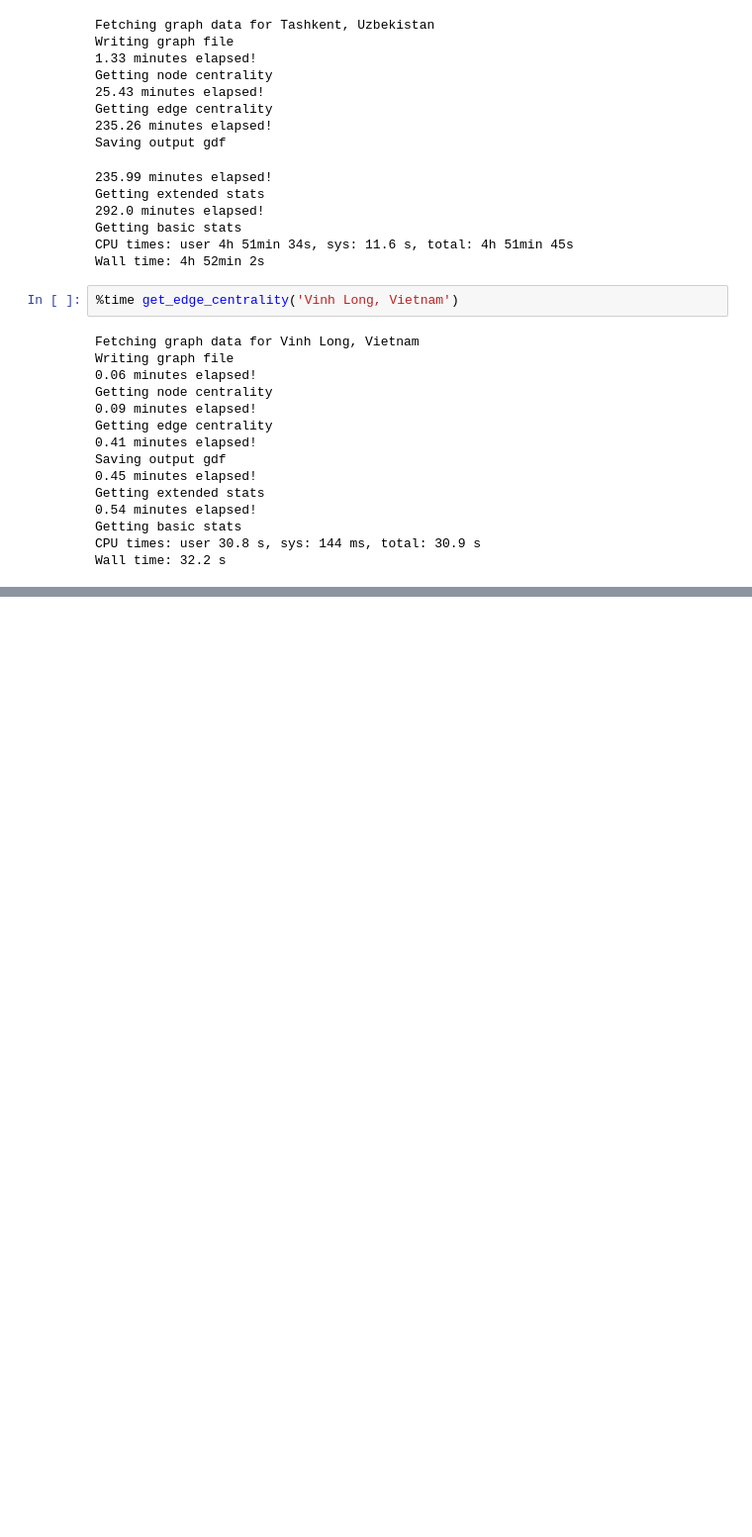
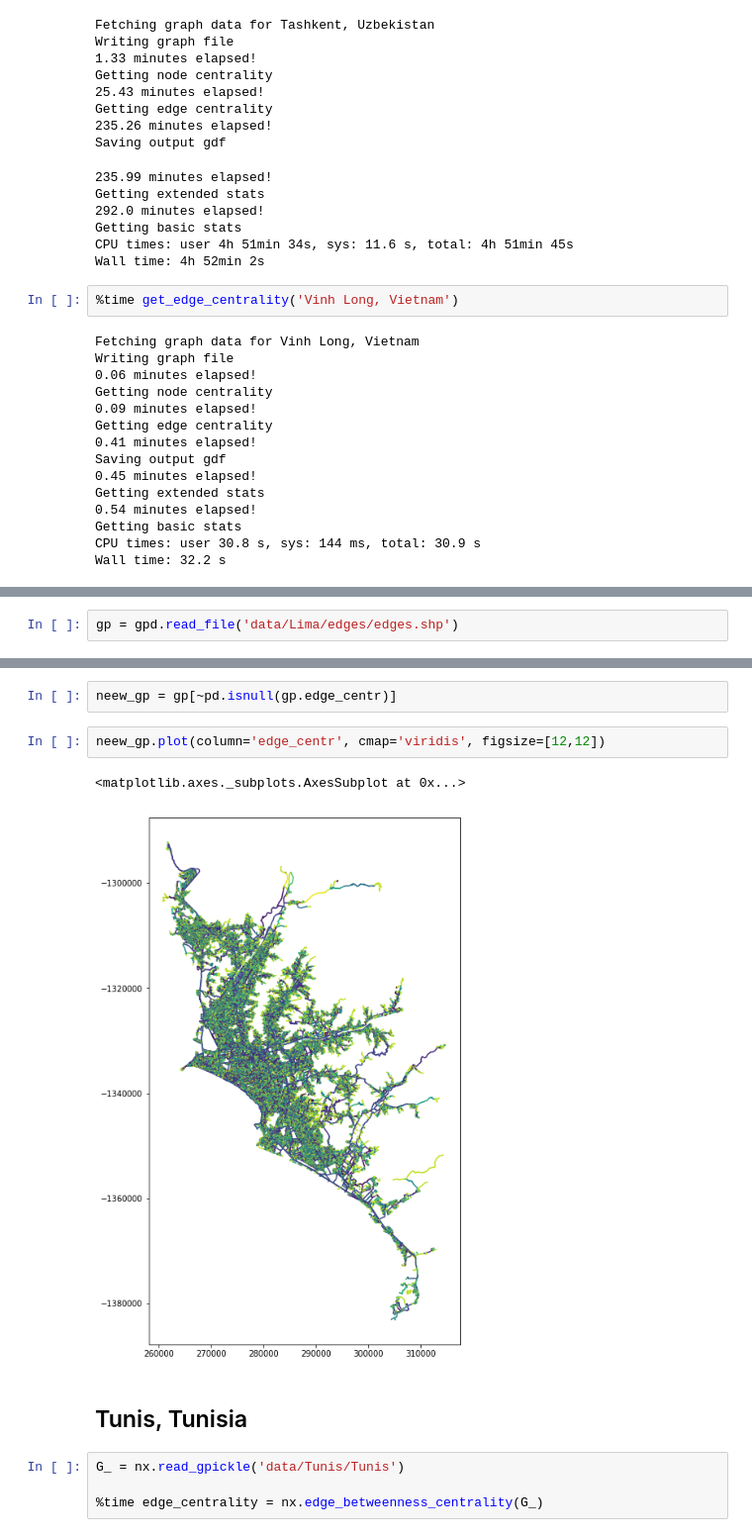
Before and after one commit to gauravcusp/WB_CityResilienceProgram, a Jupyter notebook: CRP_Centrality.ipynb, the cells around one changed output, grey strips where cells are left out. Shown: that part at 99% size. Saved outputs shown, nothing was run; the diff lists cells and outputs as text; blank space fills up the shorter version.

```diff
--- a/CRP_Centrality.ipynb
+++ b/CRP_Centrality.ipynb
@@ -448,0 +723,2 @@ Wall time: 32.2 s
+# %%
+gp = gpd.read_file('data/Lima/edges/edges.shp')
@@ -448,0 +734,13 @@ Wall time: 32.2 s
+# %%
+neew_gp = gp[~pd.isnull(gp.edge_centr)]
+# %%
+neew_gp.plot(column='edge_centr', cmap='viridis', figsize=[12,12])
+# %% [output]
+<matplotlib.axes._subplots.AxesSubplot at 0x...>
+[figure, added]
+# %% [markdown]
+## Tunis, Tunisia
+# %%
+G_ = nx.read_gpickle('data/Tunis/Tunis')
+
+%time edge_centrality = nx.edge_betweenness_centrality(G_)
```
Also changed, not shown: parts of 30 cells of this notebook.
